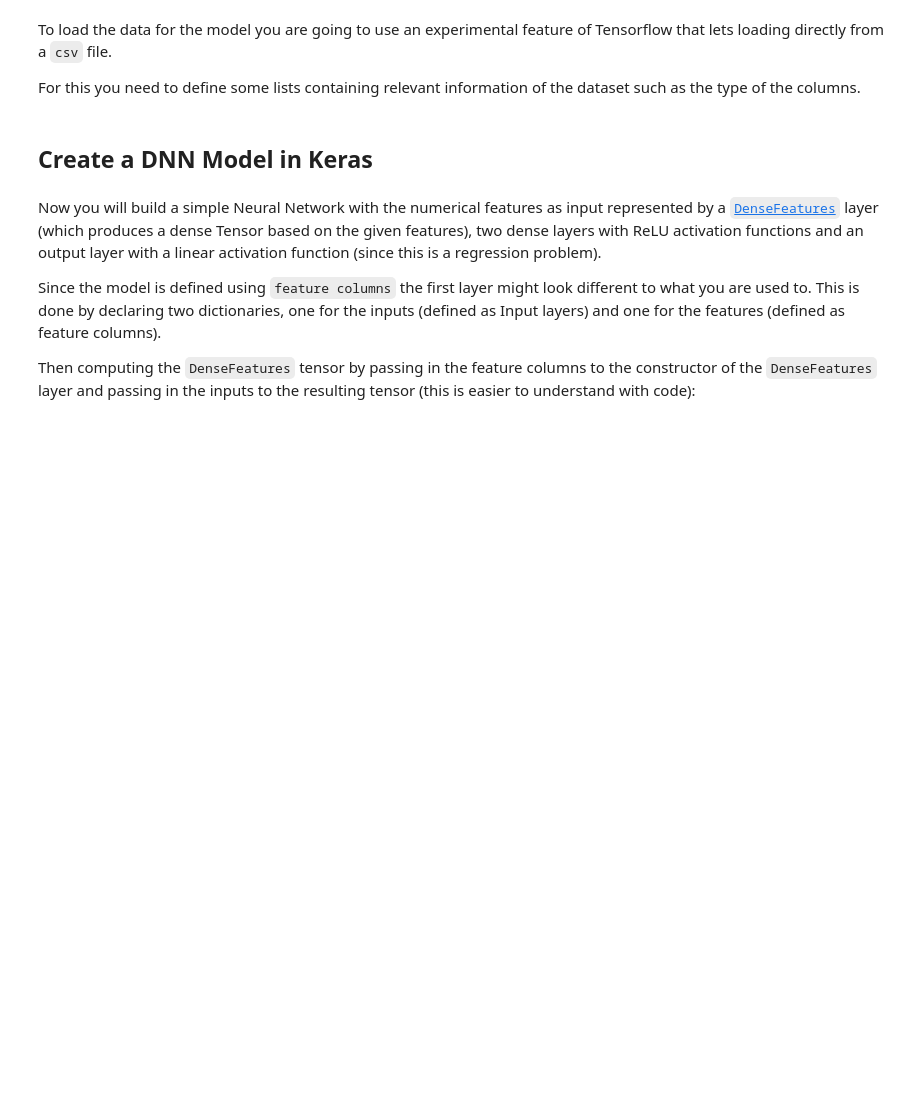
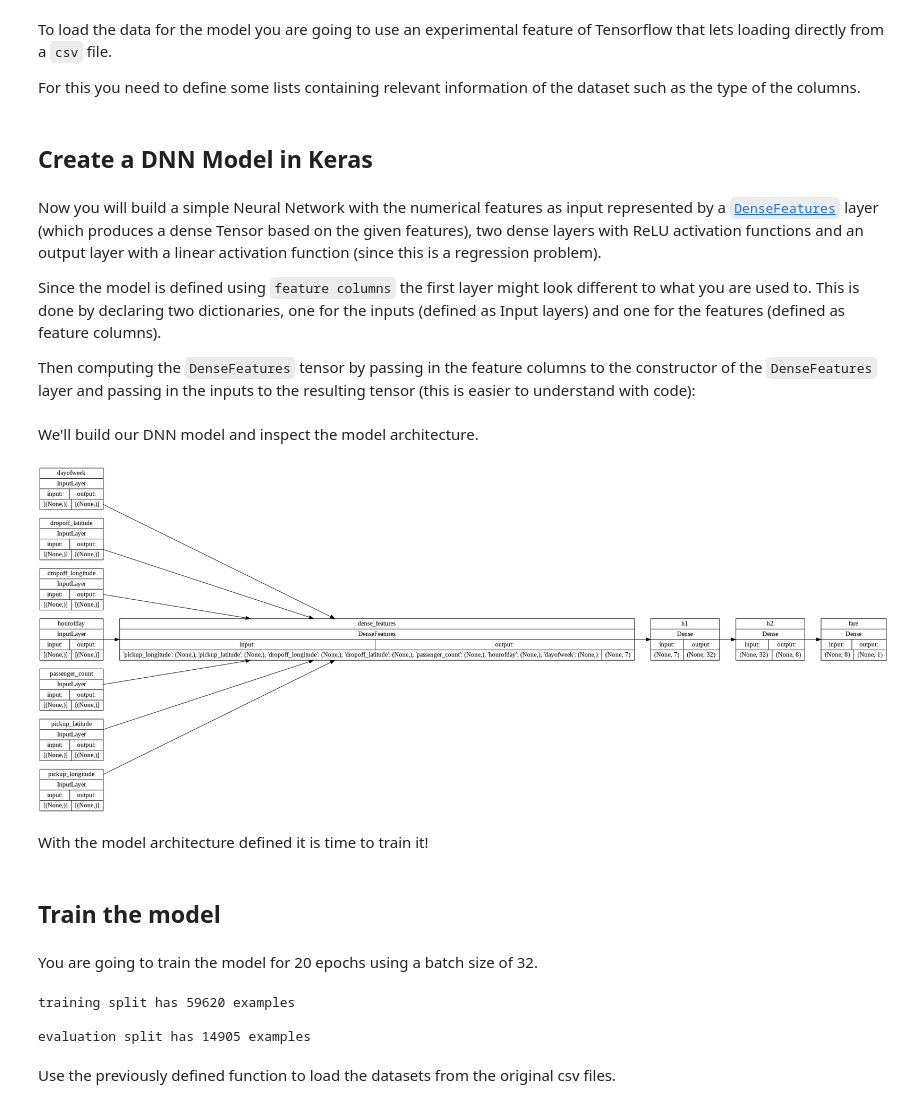
Before and after one commit to rahiakela/mlops-research-and-practice, a Jupyter notebook: MLOps-Specialization/course-3-machine-learning-modeling-pipelines-in-production/week-2-model-resource-management-techniques/01_manual_feature_engineering.ipynb, the cells around one changed output. Cells and saved outputs as stored; diff of their text form; code cells hidden in the pictures; blank space fills up the shorter version.

```diff
--- a/MLOps-Specialization/course-3-machine-learning-modeling-pipelines-in-production/week-2-model-resource-management-techniques/01_manual_feature_engineering.ipynb
+++ b/MLOps-Specialization/course-3-machine-learning-modeling-pipelines-in-production/week-2-model-resource-management-techniques/01_manual_feature_engineering.ipynb
@@ -124,3 +124,57 @@ Now you will build a simple Neural Network with the numerical features as input
 Since the model is defined using `feature columns` the first layer might look different to what you are used to. This is done by declaring two dictionaries, one for the inputs (defined as Input layers) and one for the features (defined as feature columns).
 
 Then computing the `DenseFeatures` tensor by passing in the feature columns to the constructor of the `DenseFeatures` layer and passing in the inputs to the resulting tensor (this is easier to understand with code):
+# %%
+def build_dnn_model():
+  # input layer
+  inputs = {colname: layers.Input(name=colname, shape=(), dtype="float32") for colname in NUMERIC_COLS}
+  # feature_columns
+  feature_columns = {colname: fc.numeric_column(colname) for colname in NUMERIC_COLS}
+
+  # Constructor for DenseFeatures takes a list of numeric columns and the resulting tensor takes a dictionary of Input layers
+  dnn_inputs = layers.DenseFeatures(feature_columns.values())(inputs)
+
+  # two hidden layers of 32 and 8 units, respectively
+  h1 = layers.Dense(32, activation="relu", name="h1")(dnn_inputs)
+  h2 = layers.Dense(8, activation="relu", name="h2")(h1)
+
+  # final output is a linear activation because this is a regression problem
+  outputs = layers.Dense(1, activation="linear", name="fare")(h2)
+
+  # Create model with inputs and output
+  model = models.Model(inputs, outputs)
+
+  # compile model (Mean Squared Error is suitable for regression)
+  model.compile(optimizer="adam", loss="mse", metrics=[tf.keras.metrics.RootMeanSquaredError(name="rmse"), "mse"])
+
+  return model
+# %% [markdown]
+We'll build our DNN model and inspect the model architecture.
+# %%
+# Save compiled model into a variable
+model = build_dnn_model()
+
+# Plot the layer architecture and relationship between input features
+tf.keras.utils.plot_model(model, "dnn_model.png", show_shapes=True, rankdir="LR")
+# %% [output]
+[figure, added]
+# %% [markdown]
+With the model architecture defined it is time to train it!
+# %% [markdown]
+## Train the model
+# %% [markdown]
+You are going to train the model for 20 epochs using a batch size of 32.
+# %%
+NUM_EPOCHS = 20
+TRAIN_BATCH_SIZE = 32
+NUM_TRAIN_EXAMPLES = len(pd.read_csv(os.path.join(data_folder, 'taxi-train.csv')))
+NUM_EVAL_EXAMPLES = len(pd.read_csv(os.path.join(data_folder, 'taxi-valid.csv')))
+
+print(f"training split has {NUM_TRAIN_EXAMPLES} examples\n")
+print(f"evaluation split has {NUM_EVAL_EXAMPLES} examples\n")
+# %% [output]
+training split has 59620 examples
+
+evaluation split has 14905 examples
+# %% [markdown]
+Use the previously defined function to load the datasets from the original csv files.
```
Also changed, not shown: parts of 33 cells of this notebook.
